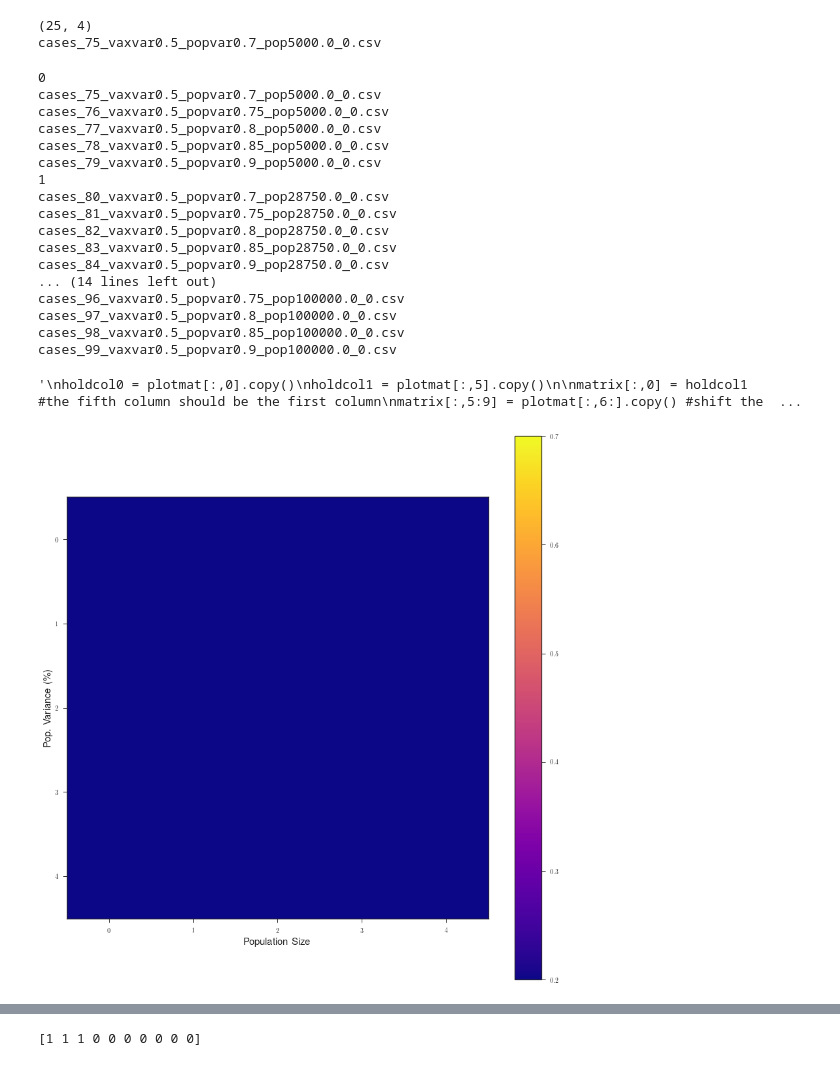
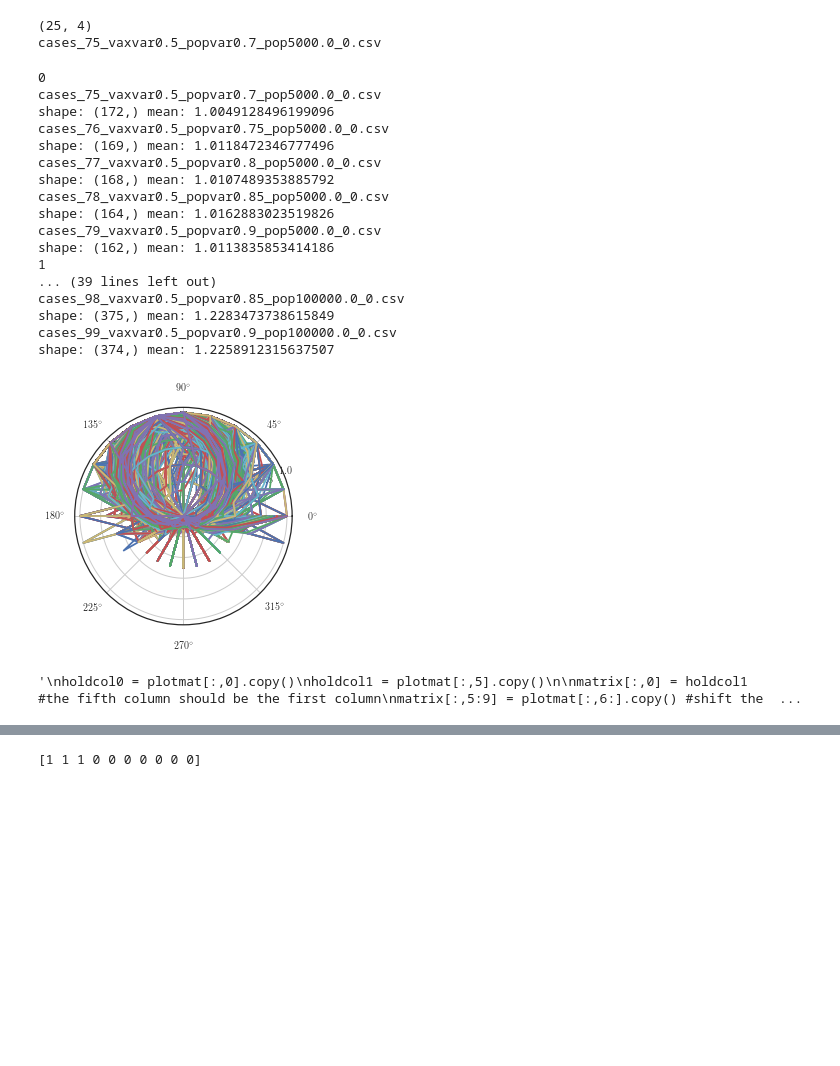
Before and after one commit to lmaesampson/MetaPop, a Jupyter notebook: Code/PostProcLoop.ipynb, the cells around one changed output, grey strips where cells are left out. Drawn from its saved outputs; the diff is of its cells as text; code cells hidden in the pictures; blank space fills up the shorter version.

Commit message:
added ellipse fitting to postprocloop

```diff
--- a/Code/PostProcLoop.ipynb
+++ b/Code/PostProcLoop.ipynb
@@ -66,7 +107,7 @@ print filemat[0:n*m,0]
 # %%
 #'toplot' is the variable that you'll be calculating in order to generate a color map.
 # options: nigh, Ipercent, and ellipse
-toplot = 'Nhigh'
+toplot = 'ellipse'
 #set up a matrix to hold the values of this variable:
 plotmat = np.zeros([n,m])
 # %%
@@ -119,7 +160,7 @@ for i in range(n):
         tsteps = len(Idata_all[:,0])
         npatch = len(Idata_all[0,:])
 
-        burnin = 0.8*len(Idata_all)
+        burnin = 0.6*len(Idata_all)
         burnin = int(burnin)
 
         Idata = Idata_all[burnin:,:]
@@ -152,58 +193,47 @@ for i in range(n):
 
             plotmat[i,j] = max(fracinf)
 
         if toplot=='nhigh':
             nhigh = 0
             k = 0
             while k<(tsteps-burnin):
                 Ifrac = Idata[k,:]/(Idata[k,:]+Sdata[k,:]+Rdata[k,:]+Vdata[k,:])
                 mask = Ifrac>=0.0
                 Ihigh = Ifrac[mask]
                 x = Ihigh*1.
                 nhigh += len(x)
                 k+=1
             plotmat[i,j] = nhigh
 
         if toplot=='ellipse':
             nobs = len(Idata)      #How many 'observations'? (i.e. timesteps)
             dates = np.linspace(0,nobs-1,nobs)
             dates = (dates)%24     #A year is 24 timesteps, in this code. For whatever reason.
             theta = 2.*np.pi*((dates+1)/24.)
-
-            eccen = []
-            for k in range(400):
-                thetafit = theta[:]
-                Ifit = Idata[:,k]
-                Ifit += 1.
-                cartcoords = pol2cart(Ifit,thetafit)
-                data = cartcoords
-
-                lsqe = el.LSqEllipse()
-                lsqe.fit(data)
-                center, width, height, phi = lsqe.parameters()
-                if width>height:
-                    eccen.append(np.sqrt(1.-(height/width)**2.))
-                if height>=width:
-                    eccen.append(np.sqrt(1.-(width/height)**2.))
-            plotmat[i,j] = np.mean(eccen)
+            Idata_normed = Normalize(Idata)
+            plt.polar(theta,Idata_normed)
+            Areas = AreaCalc(Idata_normed)
+            print 'shape:',np.shape(Areas), 'mean:', np.mean(Areas)
+            plotmat[i,j] = np.mean(Areas)
 # %% [output]
 0
 cases_75_vaxvar0.5_popvar0.7_pop5000.0_0.csv
+shape: (172,) mean: 1.0049128496199096
 cases_76_vaxvar0.5_popvar0.75_pop5000.0_0.csv
+shape: (169,) mean: 1.0118472346777496
 cases_77_vaxvar0.5_popvar0.8_pop5000.0_0.csv
+shape: (168,) mean: 1.0107489353885792
 cases_78_vaxvar0.5_popvar0.85_pop5000.0_0.csv
+shape: (164,) mean: 1.0162883023519826
 cases_79_vaxvar0.5_popvar0.9_pop5000.0_0.csv
+shape: (162,) mean: 1.0113835853414186
 1
-cases_80_vaxvar0.5_popvar0.7_pop28750.0_0.csv
-cases_81_vaxvar0.5_popvar0.75_pop28750.0_0.csv
-cases_82_vaxvar0.5_popvar0.8_pop28750.0_0.csv
-cases_83_vaxvar0.5_popvar0.85_pop28750.0_0.csv
-cases_84_vaxvar0.5_popvar0.9_pop28750.0_0.csv
-... (14 lines left out)
-cases_96_vaxvar0.5_popvar0.75_pop100000.0_0.csv
-cases_97_vaxvar0.5_popvar0.8_pop100000.0_0.csv
+... (39 lines left out)
 cases_98_vaxvar0.5_popvar0.85_pop100000.0_0.csv
+shape: (375,) mean: 1.2283473738615849
 cases_99_vaxvar0.5_popvar0.9_pop100000.0_0.csv
+shape: (374,) mean: 1.2258912315637507
+[figure, added]
 # %%
 #Fix the ordering of columns.  i corresponds to popvar, j to popsize. This works for a 10x10 plot
 #This is a gross kludge and should be fixed in the above loop instead.
@@ -238,7 +267,7 @@ matrix[:,-1] = holdcol0
 # %%
 #print out a heatmap of the output variable.
 fig, ax = plt.subplots(figsize=(12,12))
-cax = ax.imshow((matrix), interpolation='nearest', cmap='plasma',vmin=0.2,vmax=0.7)
+cax = ax.imshow((matrix), interpolation='nearest', cmap='plasma',vmin=0.,vmax=np.pi/4.)
 ax.set_xticks(np.arange(0,n,1))
 ax.set_yticks(np.arange(0,m,1))
 #ax.set_xticklabels(['50k','56k','61k','67k','72k','78k','83k','89k','94k','100k'],fontsize=12)
@@ -252,8 +281,6 @@ cbar = fig.colorbar(cax)
 fig.tight_layout()
 
 #plt.savefig('../Sims/alpha10c0.1/test.pdf')
-# %% [output]
-[figure, removed]
 # %%
 #If you just want to plot the timeseries from a single file:
 testfile = pd.read_csv('cases_lowpop.csv',delim_whitespace=True,header=0)
```
Also changed, not shown: parts of 5 cells of this notebook.
